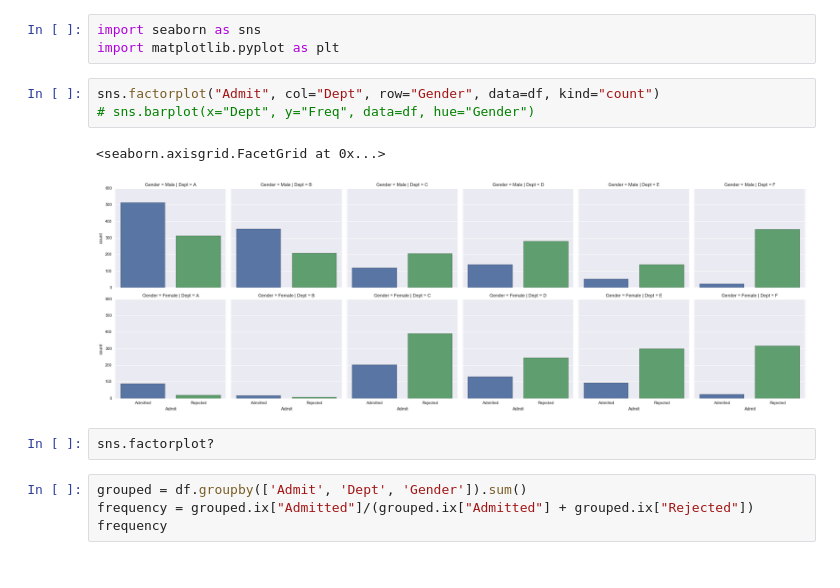
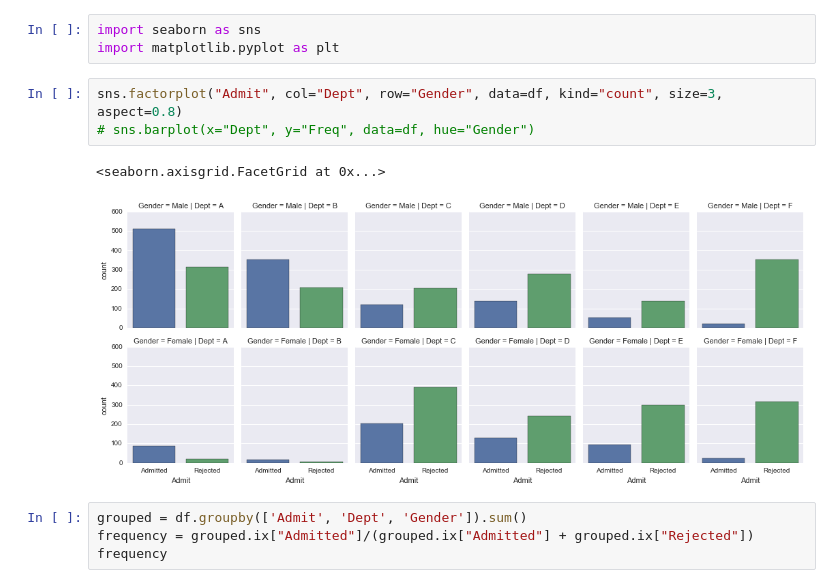
Before and after one commit to atremblay/MLND, a Jupyter notebook: Intro Material - Data Science.ipynb, the cells around one changed output. Cells and saved outputs as stored; diff of their text form.

Commit message:
Change the layout of the factorplot

```diff
--- a/Intro Material - Data Science.ipynb
+++ b/Intro Material - Data Science.ipynb
@@ -47,13 +47,11 @@ df.head()
 import seaborn as sns
 import matplotlib.pyplot as plt
 # %%
-sns.factorplot("Admit", col="Dept", row="Gender", data=df, kind="count")
+sns.factorplot("Admit", col="Dept", row="Gender", data=df, kind="count", size=3, aspect=0.8)
 # sns.barplot(x="Dept", y="Freq", data=df, hue="Gender")
 # %% [output]
 <seaborn.axisgrid.FacetGrid at 0x...>
-[figure, old version]
+[figure, new version]
-# %%
-sns.factorplot?
 # %%
 grouped = df.groupby(['Admit', 'Dept', 'Gender']).sum()
 frequency = grouped.ix["Admitted"]/(grouped.ix["Admitted"] + grouped.ix["Rejected"])
```
